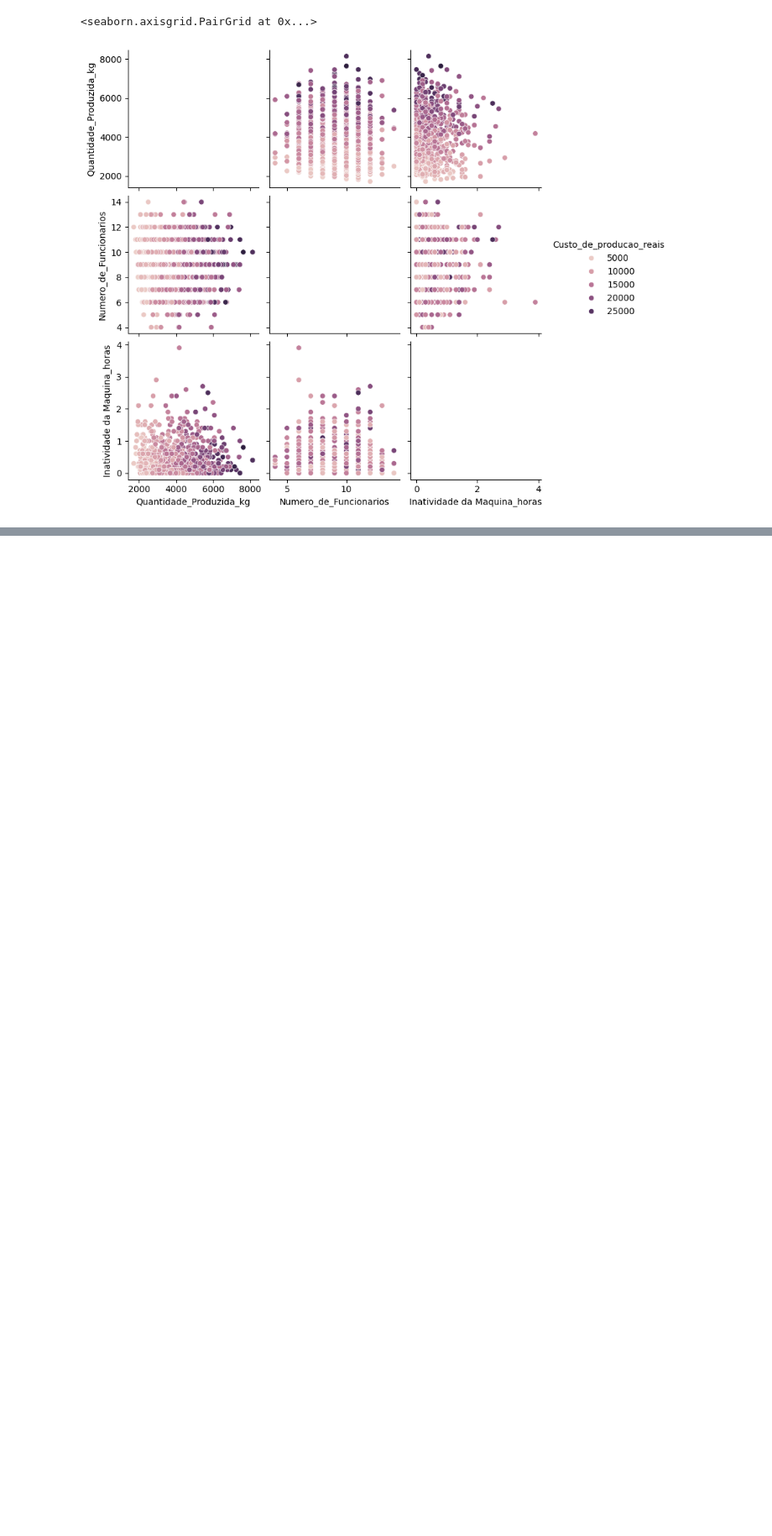
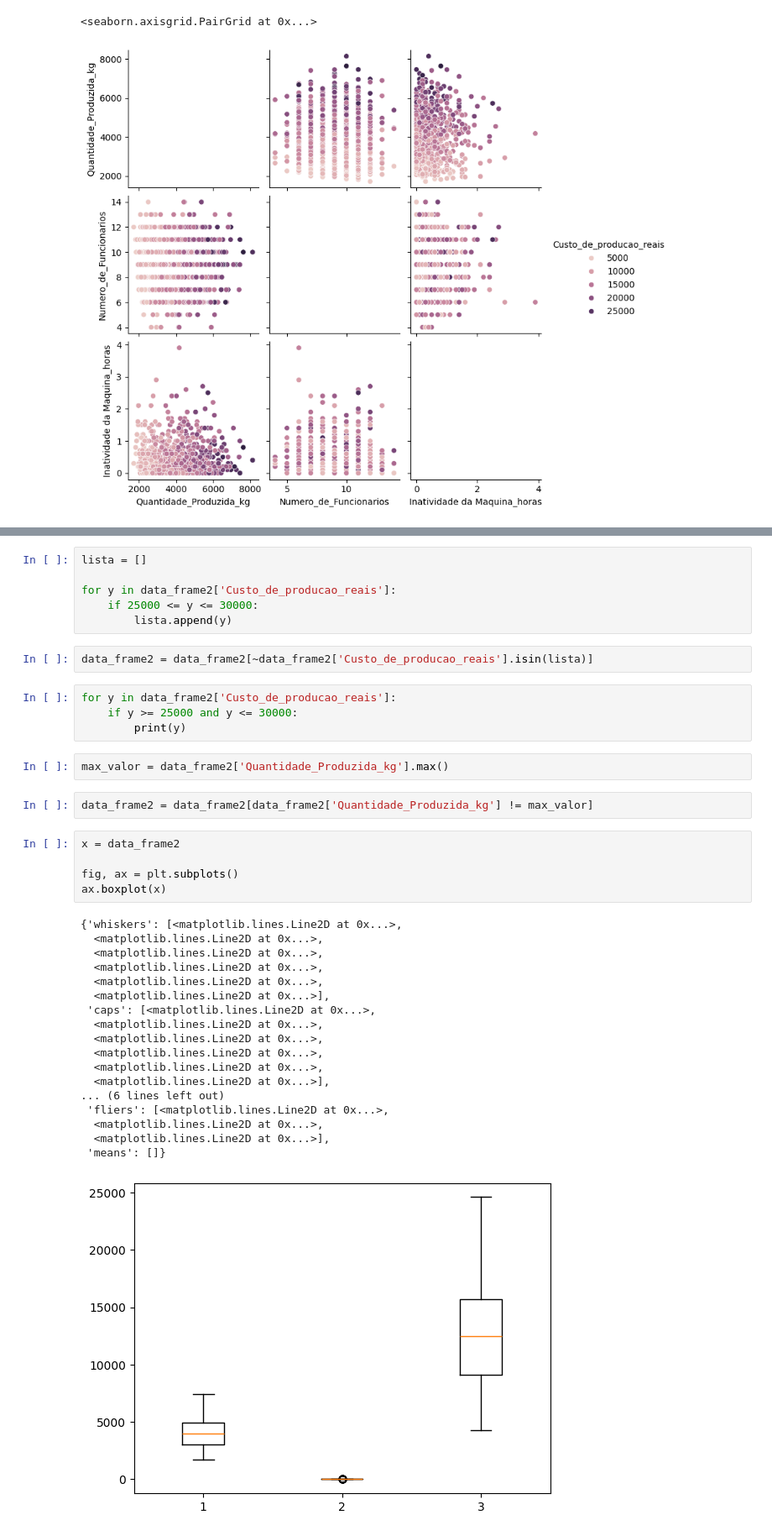
Before and after one commit to marcelodevcore/Projeto_modelo, a Jupyter notebook: estudo_pandas.ipynb, the cells around one changed output, grey strips where cells are left out. Shown at 84% size. Drawn from its saved outputs; the diff is of its cells as text; blank space fills up the shorter version.

```diff
--- a/estudo_pandas.ipynb
+++ b/estudo_pandas.ipynb
@@ -140,0 +245,40 @@ sns.pairplot(data_frame2, hue='Custo_de_producao_reais')
+# %%
+lista = []
+
+for y in data_frame2['Custo_de_producao_reais']:
+    if 25000 <= y <= 30000:
+        lista.append(y)
+# %%
+data_frame2 = data_frame2[~data_frame2['Custo_de_producao_reais'].isin(lista)]
+# %%
+for y in data_frame2['Custo_de_producao_reais']:
+    if y >= 25000 and y <= 30000:
+        print(y)
+# %%
+max_valor = data_frame2['Quantidade_Produzida_kg'].max()
+# %%
+data_frame2 = data_frame2[data_frame2['Quantidade_Produzida_kg'] != max_valor]
+# %%
+x = data_frame2
+
+fig, ax = plt.subplots()
+ax.boxplot(x)
+# %% [output]
+{'whiskers': [<matplotlib.lines.Line2D at 0x...>,
+  <matplotlib.lines.Line2D at 0x...>,
+  <matplotlib.lines.Line2D at 0x...>,
+  <matplotlib.lines.Line2D at 0x...>,
+  <matplotlib.lines.Line2D at 0x...>,
+  <matplotlib.lines.Line2D at 0x...>],
+ 'caps': [<matplotlib.lines.Line2D at 0x...>,
+  <matplotlib.lines.Line2D at 0x...>,
+  <matplotlib.lines.Line2D at 0x...>,
+  <matplotlib.lines.Line2D at 0x...>,
+  <matplotlib.lines.Line2D at 0x...>,
+  <matplotlib.lines.Line2D at 0x...>],
+... (6 lines left out)
+ 'fliers': [<matplotlib.lines.Line2D at 0x...>,
+  <matplotlib.lines.Line2D at 0x...>,
+  <matplotlib.lines.Line2D at 0x...>],
+ 'means': []}
+[figure, added]
```
Also changed, not shown: parts of 18 cells of this notebook, 2 other files.
